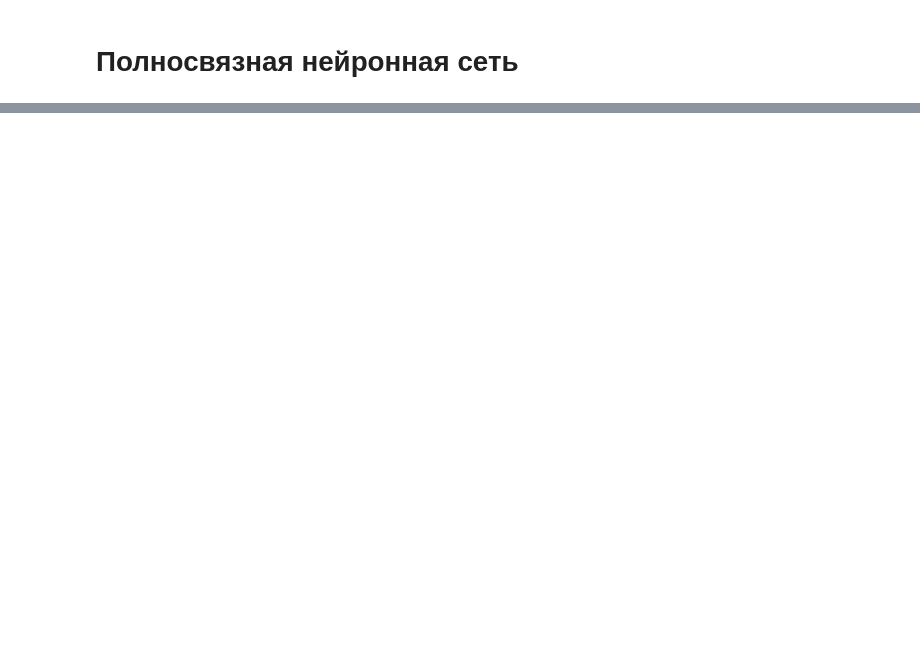
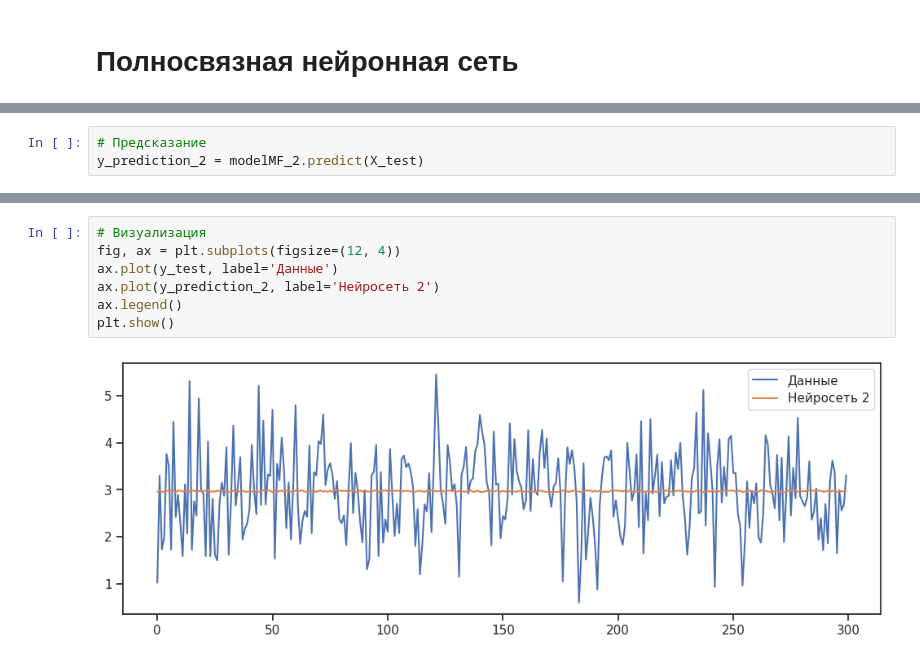
Before and after one commit to maaliskuussa/DS_course_BMSTU2023, a Jupyter notebook: Neural_net.ipynb, the cells around one changed output, grey strips where cells are left out. Saved outputs shown, nothing was run; the diff lists cells and outputs as text; blank space fills up the shorter version.

```diff
--- a/Neural_net.ipynb
+++ b/Neural_net.ipynb
@@ -768,0 +337,3 @@ WARNING:absl:Found untraced functions such as _update_step_xla while saving (sho
+# %%
+# Предсказание
+y_prediction_2 = modelMF_2.predict(X_test)
@@ -768,0 +342,9 @@ WARNING:absl:Found untraced functions such as _update_step_xla while saving (sho
+# %%
+# Визуализация
+fig, ax = plt.subplots(figsize=(12, 4))
+ax.plot(y_test, label='Данные')
+ax.plot(y_prediction_2, label='Нейросеть 2')
+ax.legend()
+plt.show()
+# %% [output]
+[figure, added]
```
Also changed, not shown: parts of 108 cells of this notebook.
